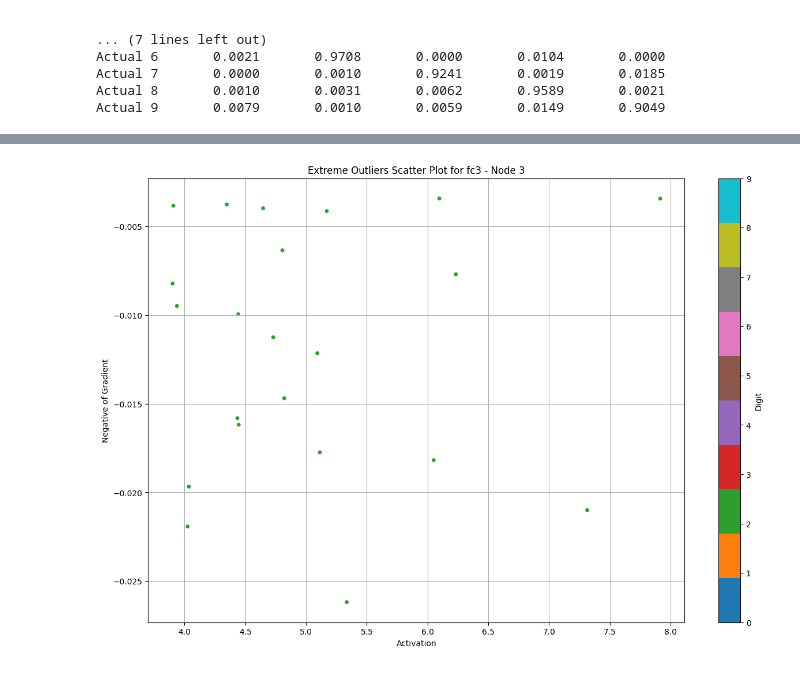
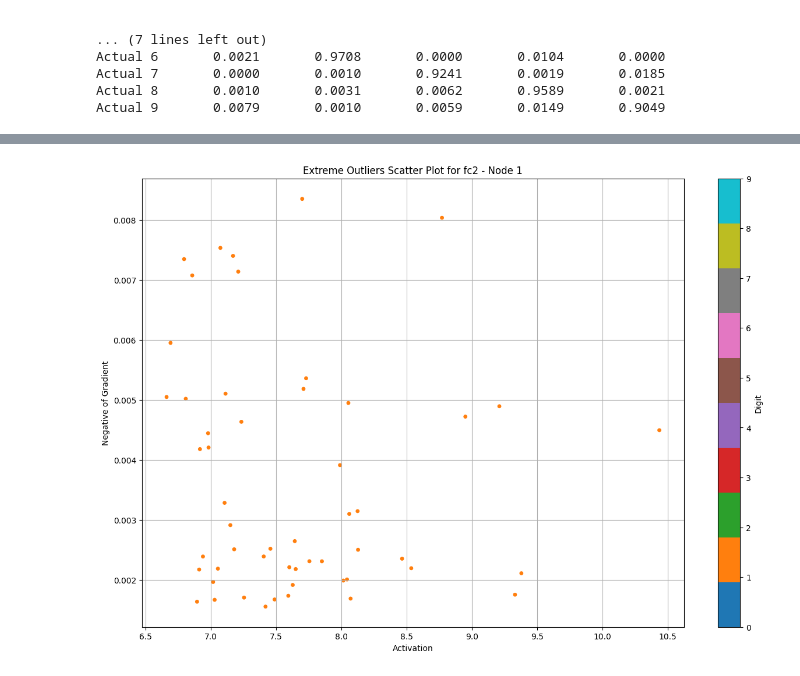
Before and after one commit to benrichards4376/Explanatory-Neural-Networks, a Jupyter notebook: MNIST_explained.ipynb, the cells around one changed output, grey strips where cells are left out. Drawn from its saved outputs; the diff is of its cells as text; code cells hidden in the pictures.

```diff
--- a/MNIST_explained.ipynb
+++ b/MNIST_explained.ipynb
@@ -222,38 +223,7 @@ class ExplainableNetwork:
             num_data_points = len(self.gradients_per_input)
             print(f"Layer {layer_name}: {num_nodes} nodes, {num_data_points} data points each")
 
-    # TODO this uses the most recent weights
     def get_node_input(self, layer_name, node_index, image_index):
-        if layer_name not in self.weights_per_layer:
-            raise ValueError(f"Layer {layer_name} not found in the model")
-
-        # Convert weights to numpy array
-        weights = self.weights_per_layer[layer_name].cpu().numpy()
-
-        if layer_name == 'fc1':
-            # For the first layer, the input is the raw image data
-            # Assuming you have a way to access the raw input images
-            pass
-        else:
-            # For subsequent layers, we use activations from the previous layer
-            prev_layer_name = self.get_previous_layer_name(layer_name)
-            prev_activations = self.activations_per_input[image_index][prev_layer_name]
-
-            # Ensure the prev_activations is a 1D array for proper dot product
-            if prev_activations.ndim > 1:
-                prev_activations = prev_activations.flatten()
-
-            # Multiply previous layer's activations by the weights for the specific node
-            input_to_node = np.dot(prev_activations, weights[node_index])
-
-        return input_to_node
-
-    def get_pre_sum_node_input(self, layer_name, node_index, image_index):
-        if layer_name not in self.weights_per_layer:
-            raise ValueError(f"Layer {layer_name} not found in the model")
-
-        # Convert weights to numpy array
-        weights = self.weights_per_layer[layer_name].cpu().numpy()
 
         if layer_name == 'fc1':
             # For the first layer, the input is the raw image data
@@ -268,10 +238,7 @@ class ExplainableNetwork:
             if prev_activations.ndim > 1:
                 prev_activations = prev_activations.flatten()
 
-            # Multiply previous layer's activations by the weights for the specific node
-            pre_sum_input_to_node = prev_activations * weights[node_index]
-
-        return pre_sum_input_to_node
+        return prev_activations
 
     def get_previous_layer_name(self, current_layer_name):
         # Helper function to get the previous layer's name
@@ -971,35 +589,35 @@ def plot_extreme_outliers_quad(explainable_network, layer_name, node_index, quad
 
     elif quadrant == 3:
         colors_extreme = colors_extreme[df['Gradients'] < 0]
         df = df[df['Gradients'] < 0]
         colors_extreme = colors_extreme[df['Activations'] < 0]
         df = df[df['Activations'] < 0]
 
     elif quadrant == 4:
         colors_extreme = colors_extreme[df['Gradients'] < 0]
         df = df[df['Gradients'] < 0]
         colors_extreme = colors_extreme[df['Activations'] > 0]
         df = df[df['Activations'] > 0]
 
     # Generate scatter plot with extreme outliers
     fig, ax = plt.subplots(figsize=(15, 10))
     scatter = ax.scatter(df.loc[:, ['Activations']], df.loc[:, ['Gradients']], c=colors_extreme, cmap=color_map, s=15)
     ax.set_xlabel('Activation')
     ax.set_ylabel('Negative of Gradient')
     ax.set_title(f'Extreme Outliers Scatter Plot for {layer_name} - Node {node_index}')
 
     # Create a colorbar
     cbar = plt.colorbar(matplotlib.cm.ScalarMappable(cmap=color_map, norm=plt.Normalize(0, 9)), ax=ax, ticks=np.arange(0, 10))
     cbar.set_label('Digit')
 
     ax.grid(True)
     plt.show()
 
 
 # Example usage:
-plot_extreme_outliers_quad(explainable_net, 'fc3', 3, std_dev_threshold=1, quadrant= 4, selected_class=2)  # Adjust std_dev_threshold as needed
+plot_extreme_outliers_quad(explainable_net, 'fc2', 1, std_dev_threshold=1.5, quadrant= 1, selected_class=1)  # Adjust std_dev_threshold as needed
 # %% [output]
-[figure, old version]
+[figure, new version]
 # %%
 import pandas as pd
 
```
Also changed, not shown: parts of 27 cells of this notebook.
